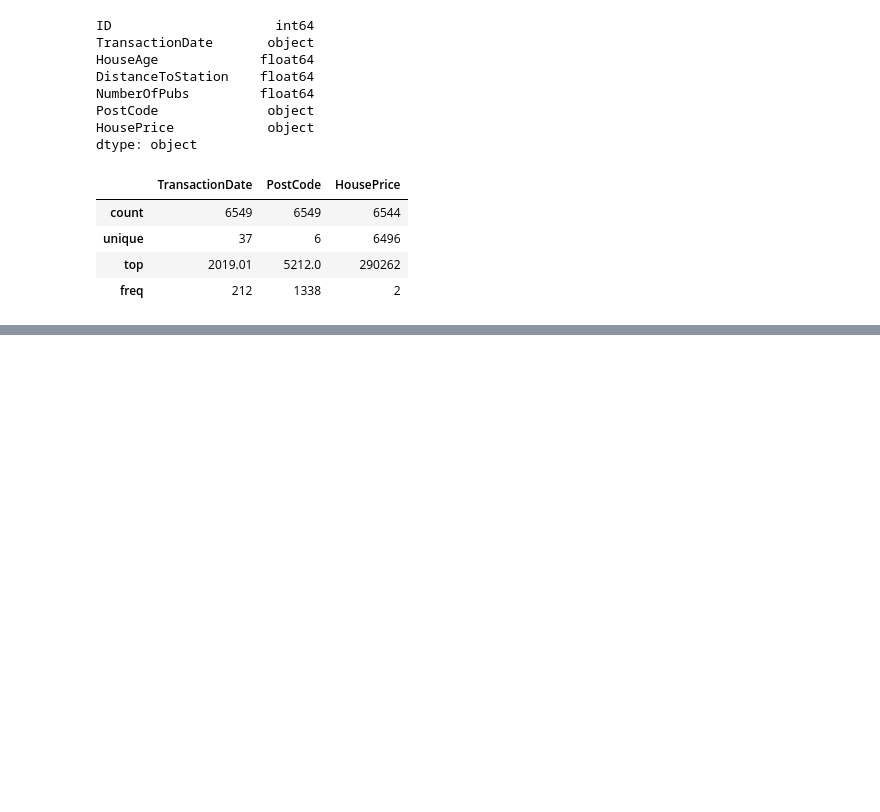
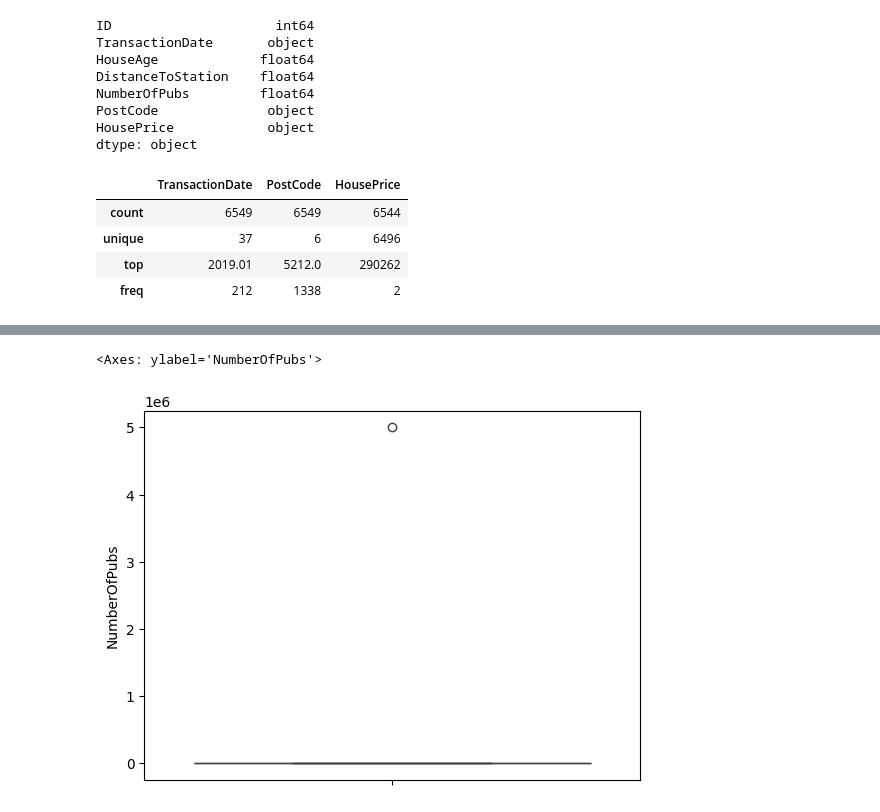
Before and after one commit to Kunal56377/Classes_program, a Jupyter notebook: Project/House Price prediction/regression.ipynb, the cells around one changed output, grey strips where cells are left out. Drawn from its saved outputs; the diff is of its cells as text; code cells hidden in the pictures; blank space fills up the shorter version.

```diff
--- a/Project/House Price prediction/regression.ipynb
+++ b/Project/House Price prediction/regression.ipynb
@@ -117,0 +205,5 @@ train.describe(include='object')
+# %%
+sns.boxplot(train['NumberOfPubs'])
+# %% [output]
+<Axes: ylabel='NumberOfPubs'>
+[figure, added]
```
Also changed, not shown: parts of 19 cells of this notebook.
